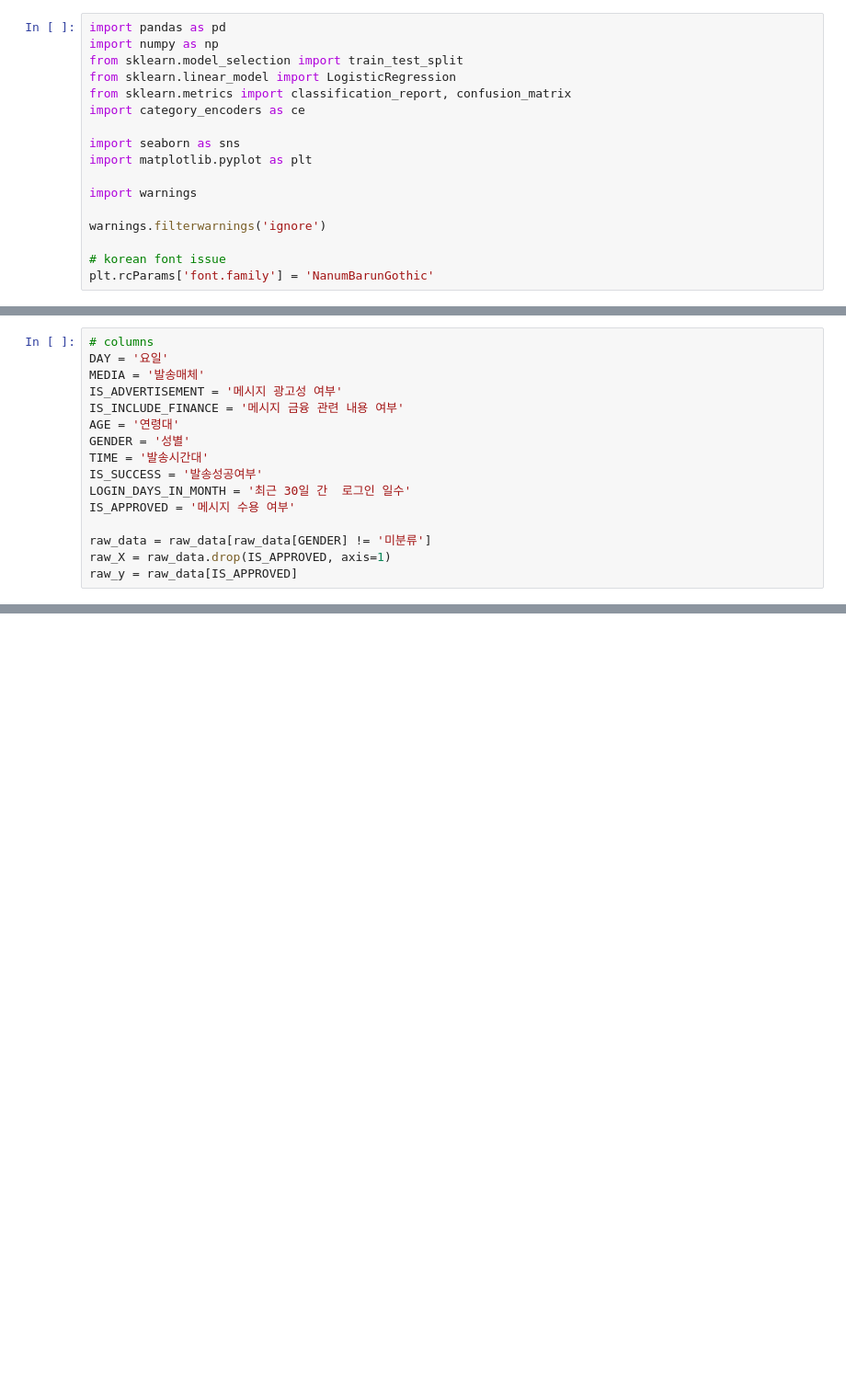
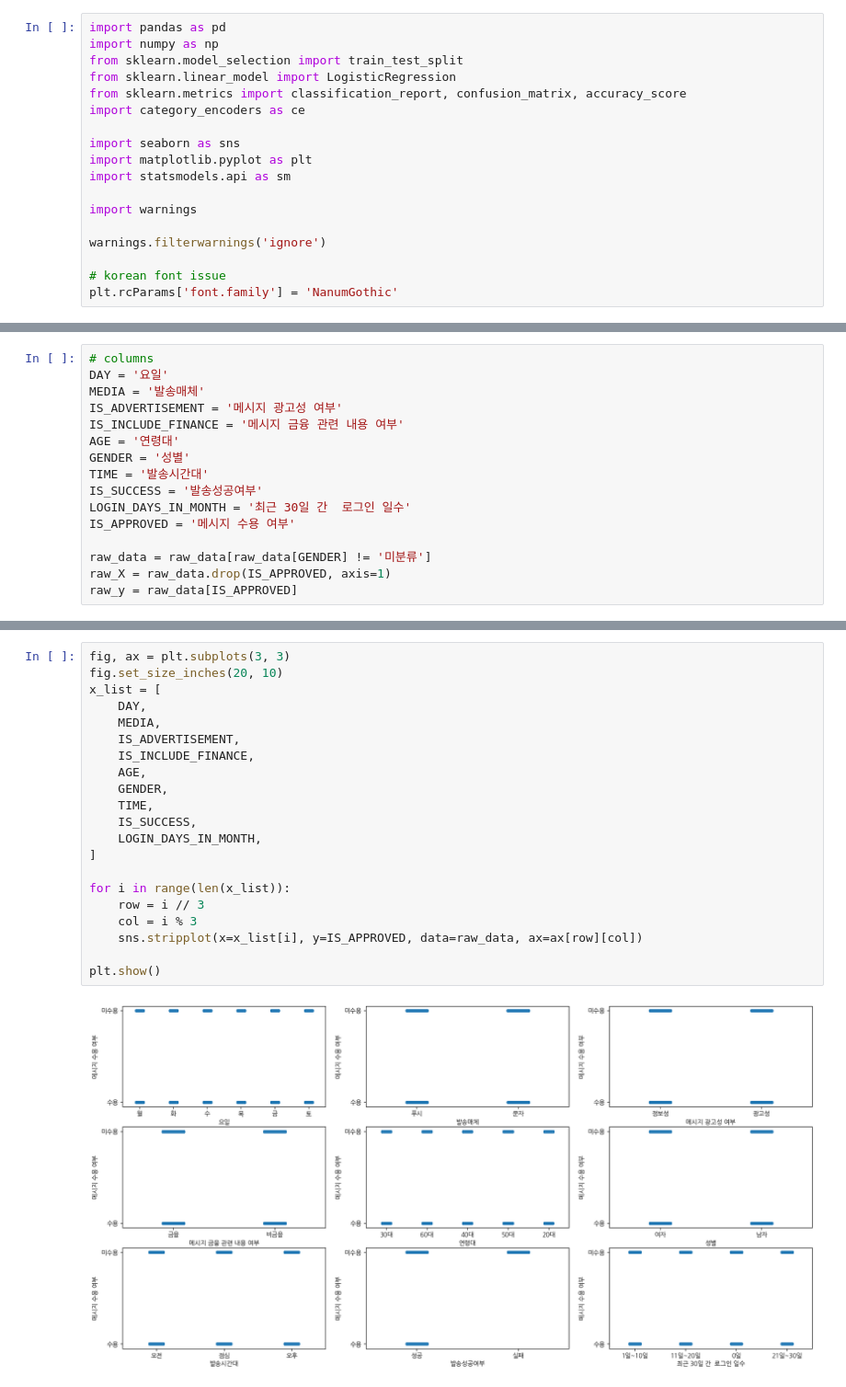
Before and after one commit to jinho222/hma-take-home-exam, a Jupyter notebook: main.ipynb, the cells around one changed output, grey strips where cells are left out. Shown at 92% size. Drawn from its saved outputs; the diff is of its cells as text; blank space fills up the shorter version.

```diff
--- a/main.ipynb
+++ b/main.ipynb
@@ -13,18 +13,19 @@ import pandas as pd
 import numpy as np
 from sklearn.model_selection import train_test_split
 from sklearn.linear_model import LogisticRegression
-from sklearn.metrics import classification_report, confusion_matrix
+from sklearn.metrics import classification_report, confusion_matrix, accuracy_score
 import category_encoders as ce
 
 import seaborn as sns
 import matplotlib.pyplot as plt
+import statsmodels.api as sm
 
 import warnings
 
 warnings.filterwarnings('ignore')
 
 # korean font issue
-plt.rcParams['font.family'] = 'NanumBarunGothic'
+plt.rcParams['font.family'] = 'NanumGothic'
 # %%
 raw_data = pd.read_excel('./HMA_rawdata.xlsx', engine='openpyxl', sheet_name=['raw_data'])
 raw_data = raw_data['raw_data']
@@ -51,3 +61,26 @@ raw_X.describe()
+# %%
+fig, ax = plt.subplots(3, 3)
+fig.set_size_inches(20, 10)
+x_list = [
+    DAY,
+    MEDIA,
+    IS_ADVERTISEMENT,
+    IS_INCLUDE_FINANCE,
+    AGE,
+    GENDER,
+    TIME,
+    IS_SUCCESS,
+    LOGIN_DAYS_IN_MONTH,
+]
+
+for i in range(len(x_list)):
+    row = i // 3
+    col = i % 3
+    sns.stripplot(x=x_list[i], y=IS_APPROVED, data=raw_data, ax=ax[row][col])
+
+plt.show()
+# %% [output]
+[figure, added]
 # %%
 columns = [
     DAY,
```
Also changed, not shown: parts of 6 cells of this notebook, 2 other files.
